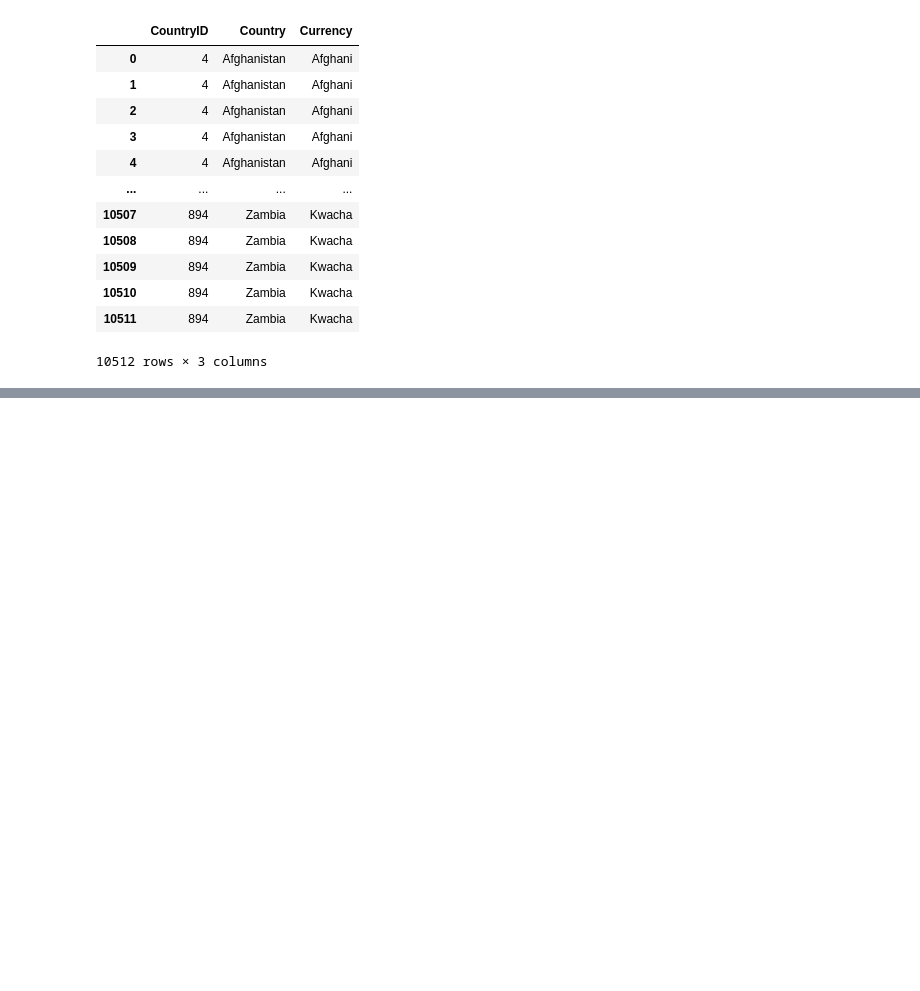
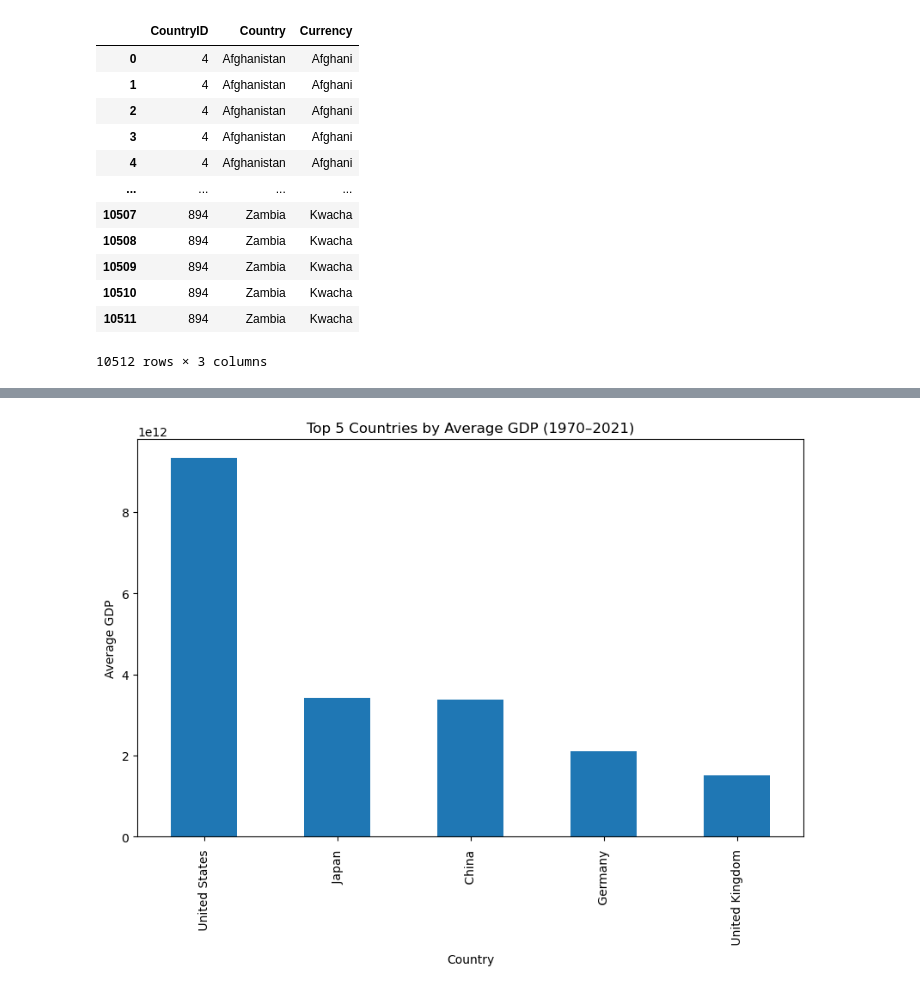
Before and after one commit to khoulaCode/DataScience-Brain-Bytes, a Jupyter notebook: Team_members/from_fatma_khamis/pandas_practice.ipynb, the cells around one changed output, grey strips where cells are left out. Drawn from its saved outputs; the diff is of its cells as text; code cells hidden in the pictures; blank space fills up the shorter version.

```diff
--- a/Team_members/from_fatma_khamis/pandas_practice.ipynb
+++ b/Team_members/from_fatma_khamis/pandas_practice.ipynb
@@ -268,3 +269,6 @@ economy[[' CountryID ',' Country ',' Currency ']]
 | 10510 | 894 | Zambia | Kwacha |
 | 10511 | 894 | Zambia | Kwacha |
 10512 rows × 3 columns
+# %%
+top_gdp = economy.groupby('Country')['Gross Domestic Product (GDP)'].mean().sort_values(ascending=False).head(5)
+top_gdp
@@ -270,0 +377,8 @@ economy[[' CountryID ',' Country ',' Currency ']]
+# %%
+plt.figure(figsize=(10,6))
+top_gdp.plot(kind='bar')
+plt.title('Top 5 Countries by Average GDP (1970–2021)')
+plt.ylabel('Average GDP')
+plt.show()
+# %% [output]
+[figure, added]
```
Also changed, not shown: parts of 21 cells of this notebook, 1 other file.
